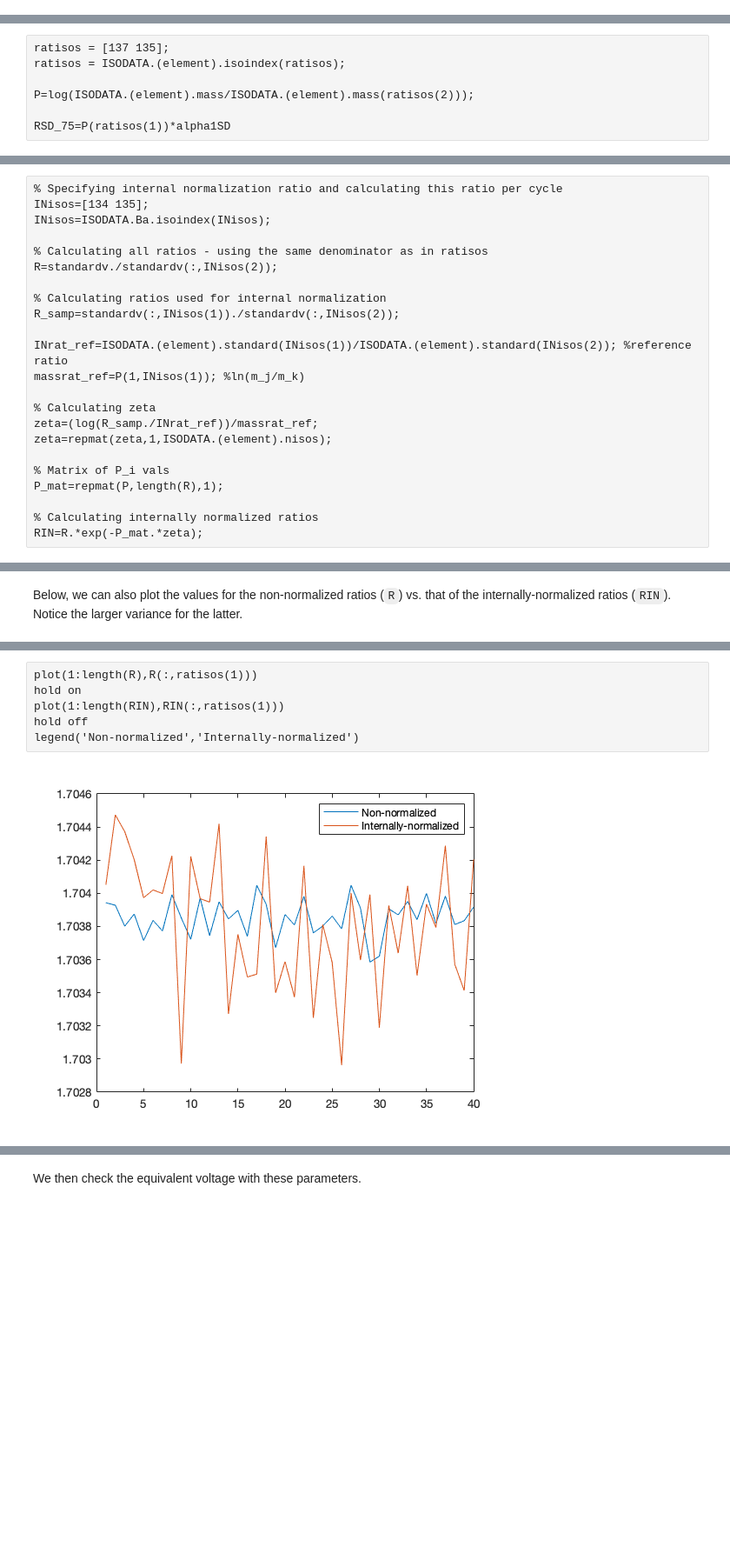
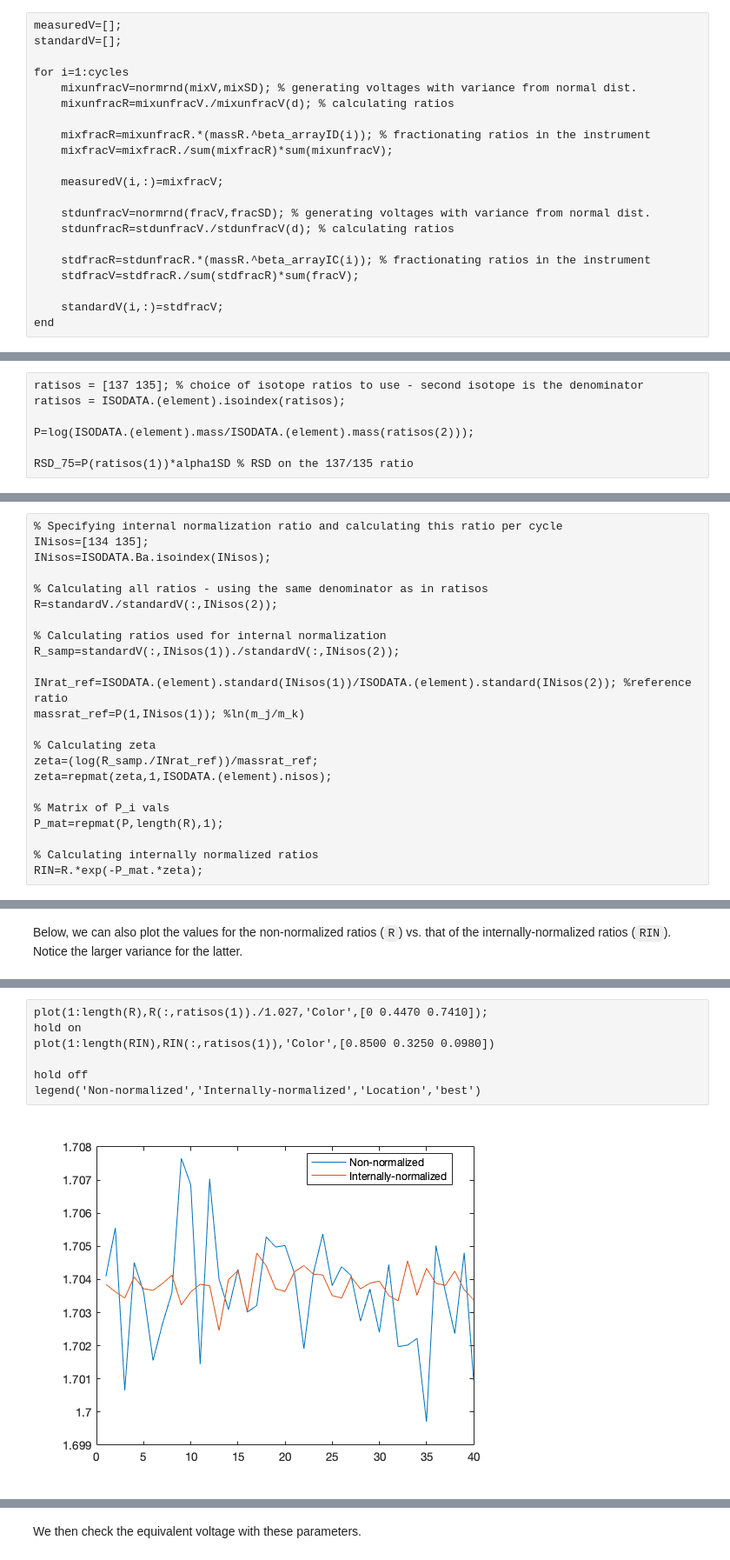
Before and after one commit to rcmarq/cosmo, a Jupyter notebook: docs/tests.ipynb, the cells around one changed output, grey strips where cells are left out. Shown at 87% size. Cells and saved outputs as stored; diff of their text form; blank space fills up the shorter version.

```diff
--- a/docs/tests.ipynb
+++ b/docs/tests.ipynb
@@ -103 +149,22 @@ Generating the simulated measurements with the `monterun.m` included in the orig
+# %%
+measuredV=[];
+standardV=[];
+
+for i=1:cycles
+    mixunfracV=normrnd(mixV,mixSD); % generating voltages with variance from normal dist.
+    mixunfracR=mixunfracV./mixunfracV(d); % calculating ratios
+
+    mixfracR=mixunfracR.*(massR.^beta_arrayID(i)); % fractionating ratios in the instrument
+    mixfracV=mixfracR./sum(mixfracR)*sum(mixunfracV);
+
+    measuredV(i,:)=mixfracV;
+
+    stdunfracV=normrnd(fracV,fracSD); % generating voltages with variance from normal dist.
+    stdunfracR=stdunfracV./stdunfracV(d); % calculating ratios
+
+    stdfracR=stdunfracR.*(massR.^beta_arrayIC(i)); % fractionating ratios in the instrument
+    stdfracV=stdfracR./sum(stdfracR)*sum(fracV);
+
+    standardV(i,:)=stdfracV;
+end
 # %% [markdown]
@@ -192,12 +292,12 @@ The RSD for the ratio n_i would then be:
 
 $$RSD_{n_i}=P_i\cdot \sigma_{\alpha}$$
 # %%
-ratisos = [137 135];
+ratisos = [137 135]; % choice of isotope ratios to use - second isotope is the denominator
 ratisos = ISODATA.(element).isoindex(ratisos);
 
 P=log(ISODATA.(element).mass/ISODATA.(element).mass(ratisos(2)));
 
-RSD_75=P(ratisos(1))*alpha1SD
+RSD_75=P(ratisos(1))*alpha1SD % RSD on the 137/135 ratio
 # %% [output]
 RSD_75 =
 
@@ -284,10 +382,10 @@ INisos=[134 135];
 INisos=ISODATA.Ba.isoindex(INisos);
 
 % Calculating all ratios - using the same denominator as in ratisos
-R=standardv./standardv(:,INisos(2));
+R=standardV./standardV(:,INisos(2));
 
 % Calculating ratios used for internal normalization
-R_samp=standardv(:,INisos(1))./standardv(:,INisos(2));
+R_samp=standardV(:,INisos(1))./standardV(:,INisos(2));
 
 INrat_ref=ISODATA.(element).standard(INisos(1))/ISODATA.(element).standard(INisos(2)); %reference ratio
 massrat_ref=P(1,INisos(1)); %ln(m_j/m_k)
@@ -329,11 +474,12 @@ Below, we can also plot the values for the non-normalized ratios (`R`) vs. that
 # %%
-plot(1:length(R),R(:,ratisos(1)))
+plot(1:length(R),R(:,ratisos(1))./1.027,'Color',[0 0.4470 0.7410]);
 hold on
-plot(1:length(RIN),RIN(:,ratisos(1)))
+plot(1:length(RIN),RIN(:,ratisos(1)),'Color',[0.8500 0.3250 0.0980])
+
 hold off
-legend('Non-normalized','Internally-normalized')
+legend('Non-normalized','Internally-normalized','Location','best')
 # %% [output]
-[figure, old version]
+[figure, new version]
 # %% [markdown]
 ## 2. Comparison with Hu & Dauphas (2017)
 
```
Also changed, not shown: parts of 53 cells of this notebook.
